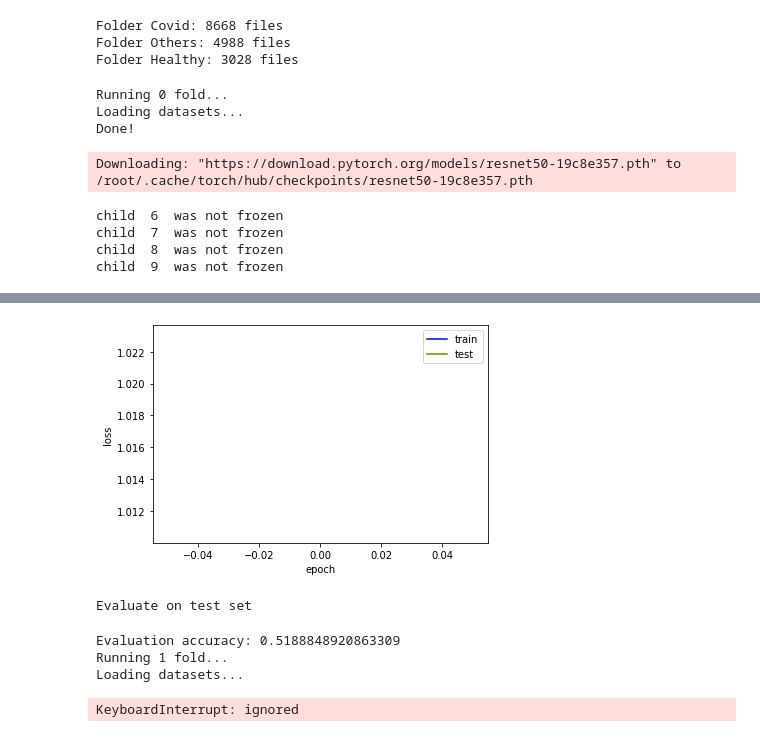
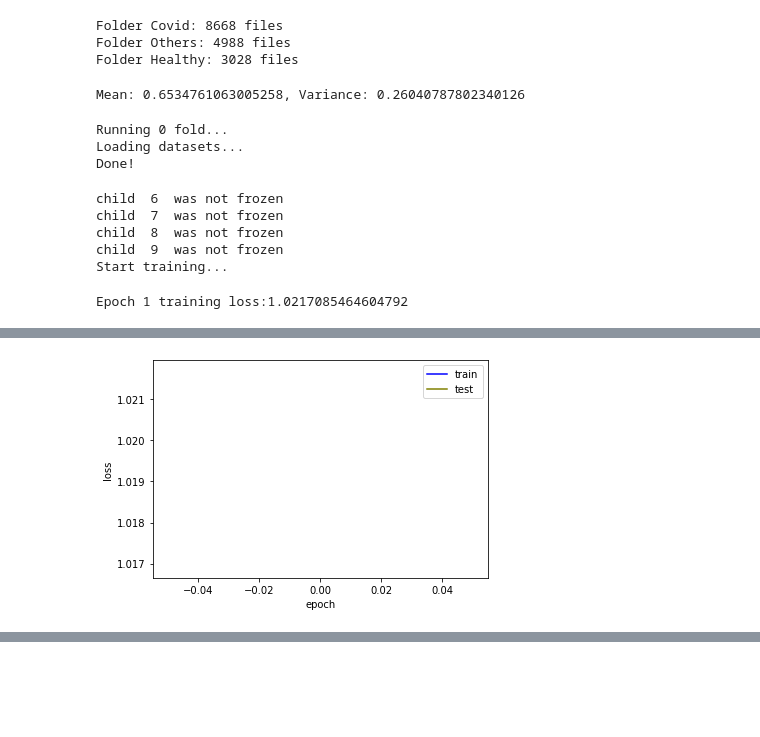
Before and after one commit to willychangx/covid-ml, a Jupyter notebook: eg.ipynb, the cells around one changed output, grey strips where cells are left out. Saved outputs shown, nothing was run; the diff lists cells and outputs as text; code cells hidden in the pictures; blank space fills up the shorter version.

```diff
--- a/eg.ipynb
+++ b/eg.ipynb
@@ -40,8 +40,6 @@ import random
 # %%
 # Parameters for the training
 params = {
-    "mean": [0.5, 0.5, 0.5], # mean subtracted from the pixel values to give optimal
-    "std": [0.5, 0.5, 0.5], # same as mean, but with standard deviation
     "batch": 10, # batch size (samples per epoch)
     "child": 5, # [0, 50), number of layers of resnet to freeze
     "childchild": 3, # number of child_child to freeze
@@ -79,6 +77,7 @@ def combine_images(patientType):
                 if filename.endswith(".png"):
                     img = cv2.imread(currDir + '/' + folder + '/' + filename)
                     img = cv2.resize(img, (224, 224), interpolation=cv2.INTER_CUBIC)
+                    img = cv2.cvtColor(img, cv2.COLOR_BGR2GRAY)
                     cv2.imwrite(newFolder + '/' + str(index) + '.png', img)
                     index += 1
                     # Rotate images by 90, 180, 270 to increase the dataset
@@ -149,11 +148,23 @@ def get_full_dataset(paths):
             idx += 1
 
 get_full_dataset(newFolderPath)
+
+mean = 0
+var = 0
+for file in os.listdir('./All'):
+    img = cv2.imread('All/' + file, cv2.IMREAD_GRAYSCALE)
+    mean += np.mean(img)
+    var += np.var(img)
+mean = mean / len(os.listdir('./All')) / 255
+var = math.sqrt(var / len(os.listdir('./All'))) /255
+print(f"Mean: {mean}, Variance: {var}")
+# %% [output]
+Mean: 0.6534761063005258, Variance: 0.26040787802340126
 # %%
 # Input: Path
 # Output: Array of images in path
 def read_images(path) -> list:
-    images = [cv2.imread(path + '/' + img) for img in os.listdir(path)]
+    images = [cv2.imread(path + '/' + img, cv2.IMREAD_GRAYSCALE) for img in os.listdir(path)]
     return images
 
 # Input: Path
@@ -234,7 +245,7 @@ class DataSet(Dataset):
     def __getitem__(self, idx):
         # Here we have to return the item requested by `idx`. The PyTorch DataLoader class will use this method to make an iterable for training/validation loop.
 
-        img = Image.fromarray(cv2.cvtColor(self.images[idx], cv2.COLOR_BGR2RGB))
+        img = Image.fromarray(self.images[idx])
         label = int(self.labels[idx])
 
         if self.transform is not None:
@@ -306,9 +317,9 @@ class Network(nn.Module):
 acc = []
 
 # n-Fold
-for i in range((int)(1/params['percent'])):
+#for i in range((int)(1/params['percent'])):
 ## SINGLE FOLD
-# for i in range(1):
+for i in range(1):
     if os.path.isdir('Dataset'):
         shutil.rmtree('Dataset')
 
@@ -320,7 +331,7 @@ for i in range((int)(1/params['percent'])):
     MyTransform = transforms.Compose([
         transforms.Grayscale(num_output_channels=3), # Convert image to grayscale
         transforms.ToTensor(), # Transform from [0,255] uint8 to [0,1] float
-        transforms.Normalize(params['mean'], params['std']) # TODO: Normalize to zero mean and unit variance with appropriate parameters
+        transforms.Normalize([mean, mean, mean], [var, var, var]) # TODO: Normalize to zero mean and unit variance with appropriate parameters
     ])
 
     # Data path
@@ -406,8 +417,9 @@ print(f"Average Accuracy: {np.mean(acc)}")
 Running 0 fold...
 Loading datasets...
 Done!
-Downloading: "https://download.pytorch.org/models/resnet50-19c8e357.pth" to /root/.cache/torch/hub/checkpoints/resnet50-19c8e357.pth
+child  6  was not frozen
+child  7  was not frozen
+child  8  was not frozen
+child  9  was not frozen
+Start training...
-child  6  was not frozen
-child  7  was not frozen
-child  8  was not frozen
-child  9  was not frozen
+Epoch 1 training loss:1.0217085464604792
@@ -414,0 +428 @@ Start training...
+[figure, new version]
@@ -418,6 +431,0 @@ Done!
-[figure, old version]
-Evaluate on test set
-Evaluation accuracy: 0.5188848920863309
-Running 1 fold...
-Loading datasets...
-KeyboardInterrupt: ignored
```
Also changed, not shown: parts of 1 cell of this notebook.
